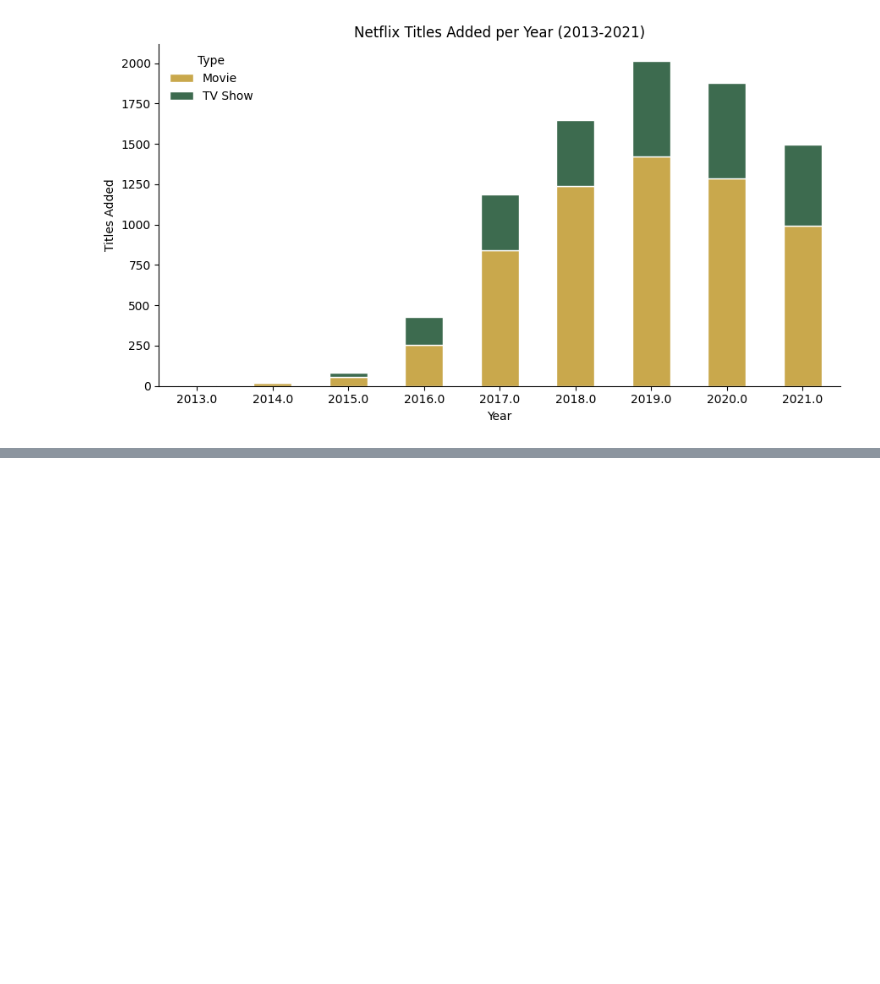
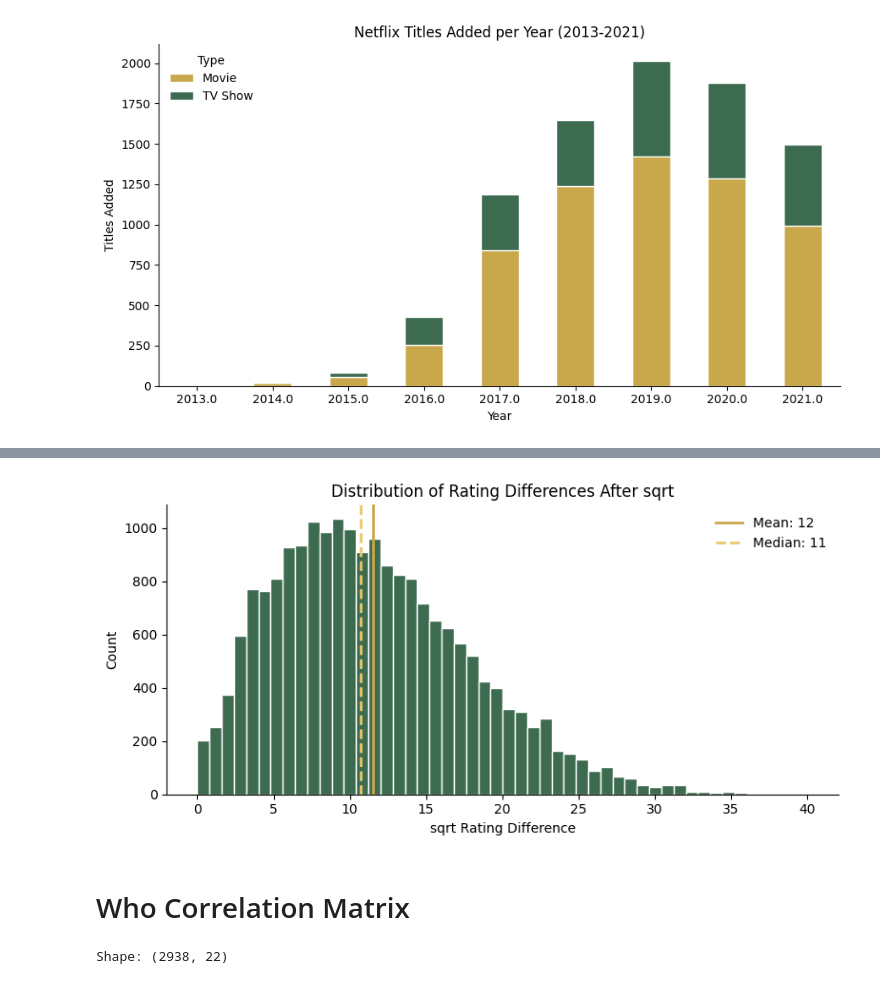
Before and after one commit to dina-masry/Chess_game, a Jupyter notebook: notebooks/01_explore.ipynb, the cells around one changed output, grey strips where cells are left out. Cells and saved outputs as stored; diff of their text form; code cells hidden in the pictures; blank space fills up the shorter version.

```diff
--- a/notebooks/01_explore.ipynb
+++ b/notebooks/01_explore.ipynb
@@ -755,0 +1005,25 @@ plt.savefig('../output/stacked_year.png', dpi=150, bbox_inches='tight')
+# %%
+# ── PLOT RATING DIFF AFTER SQRT ───────────────────────────────
+fig, ax = plt.subplots(figsize=(8, 4))
+ax.hist(games_cleaned['sqrt_rating_diff'], bins=50, color='#3D6B4F', edgecolor='white')
+ax.axvline(games_cleaned['sqrt_rating_diff'].mean(), color='#C9A84C', lw=2,
+           label=f"Mean: {games_cleaned['sqrt_rating_diff'].mean():.0f}")
+ax.axvline(games_cleaned['sqrt_rating_diff'].median(), color='#E8C96A', lw=2, ls='--',
+           label=f"Median: {games_cleaned['sqrt_rating_diff'].median():.0f}")
+ax.set_title('Distribution of Rating Differences After sqrt')
+ax.set_xlabel('sqrt Rating Difference')
+ax.set_ylabel('Count')
+ax.legend(frameon=False)
+ax.spines[['top','right']].set_visible(False)
+fig.tight_layout()
+plt.savefig('../output/AQ1_rating_diff_dist_after_sqrt.png', dpi=150, bbox_inches='tight')
+# %% [output]
+[figure, added]
+# %% [markdown]
+# Who Correlation Matrix
+# %%
+WHO_URL = 'https://github.com/Priyankkoul/Life-Expectancy-WHO---Data-Analytics/blob/master/DATASET.csv?raw=true'
+who = pd.read_csv(WHO_URL)
+print("Shape:", who.shape)
+# %% [output]
+Shape: (2938, 22)
```
Also changed, not shown: parts of 32 cells of this notebook, 5 other files.
